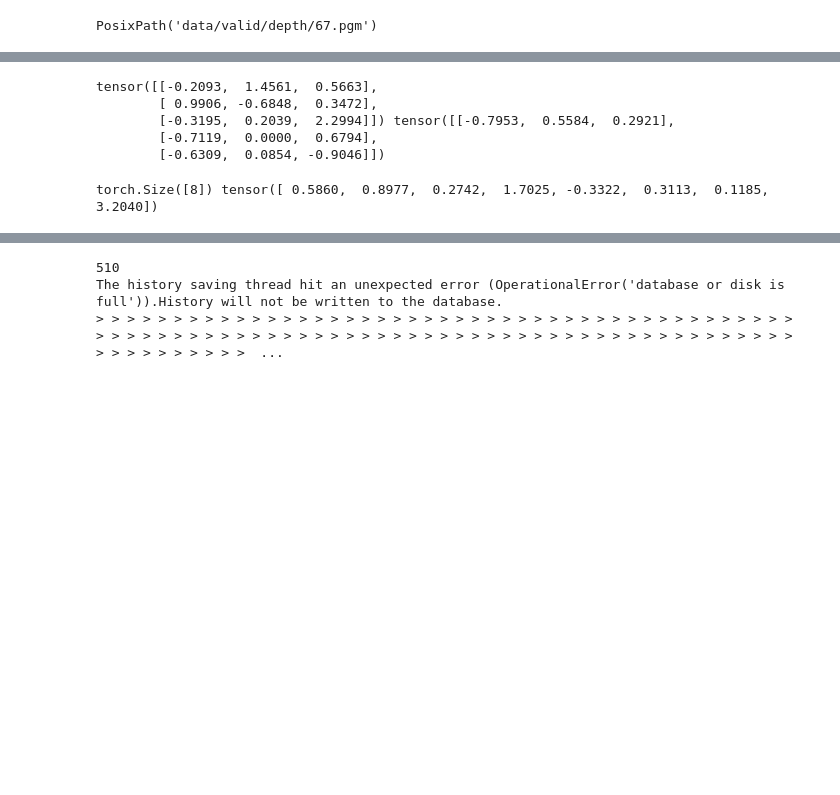
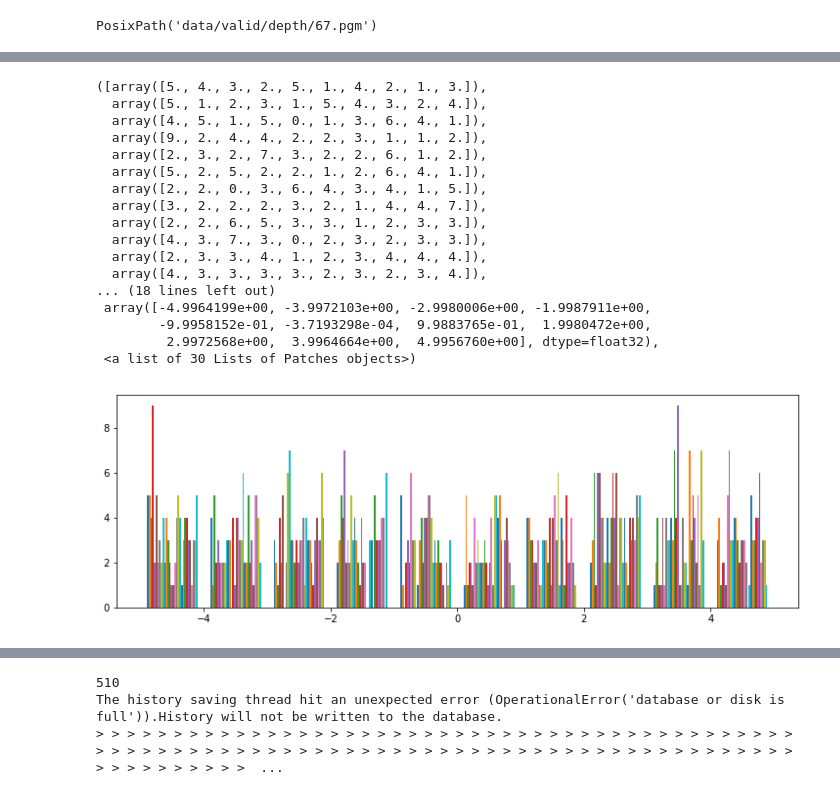
Before and after one commit to shuuchen/depth_eigen, a Jupyter notebook: data_prepare.ipynb, the cells around one changed output, grey strips where cells are left out. Cells and saved outputs as stored; diff of their text form; code cells hidden in the pictures; blank space fills up the shorter version.

```diff
--- a/data_prepare.ipynb
+++ b/data_prepare.ipynb
@@ -235,18 +267,27 @@ torch.Size([480, 640])
 # %%
-a = torch.randn((3, 3))
+a = torch.randn((30, 30))
 b = torch.randn((3, 3))
+a[1, 2] = 0
+a[1, 1] = 0
 b[1, 1] = 0
-print(a, b)
+a.uniform_(-5, 5)
+plt.hist(a)
 # %% [output]
-tensor([[-0.2093,  1.4561,  0.5663],
-        [ 0.9906, -0.6848,  0.3472],
-        [-0.3195,  0.2039,  2.2994]]) tensor([[-0.7953,  0.5584,  0.2921],
-        [-0.7119,  0.0000,  0.6794],
-        [-0.6309,  0.0854, -0.9046]])
+([array([5., 4., 3., 2., 5., 1., 4., 2., 1., 3.]),
+  array([5., 1., 2., 3., 1., 5., 4., 3., 2., 4.]),
+  array([4., 5., 1., 5., 0., 1., 3., 6., 4., 1.]),
+  array([9., 2., 4., 4., 2., 2., 3., 1., 1., 2.]),
+  array([2., 3., 2., 7., 3., 2., 2., 6., 1., 2.]),
+  array([5., 2., 5., 2., 2., 1., 2., 6., 4., 1.]),
+  array([2., 2., 0., 3., 6., 4., 3., 4., 1., 5.]),
+  array([3., 2., 2., 2., 3., 2., 1., 4., 4., 7.]),
+  array([2., 2., 6., 5., 3., 3., 1., 2., 3., 3.]),
+  array([4., 3., 7., 3., 0., 2., 3., 2., 3., 3.]),
+  array([2., 3., 3., 4., 1., 2., 3., 4., 4., 4.]),
+  array([4., 3., 3., 3., 3., 2., 3., 2., 3., 4.]),
+... (18 lines left out)
+ array([-4.9964199e+00, -3.9972103e+00, -2.9980006e+00, -1.9987911e+00,
+        -9.9958152e-01, -3.7193298e-04,  9.9883765e-01,  1.9980472e+00,
+         2.9972568e+00,  3.9964664e+00,  4.9956760e+00], dtype=float32),
+ <a list of 30 Lists of Patches objects>)
+[figure, added]
-# %%
-m = (b == 0)
-
-c = a[~m] - b[~m]
-print(c.size(), c)
-# %% [output]
-torch.Size([8]) tensor([ 0.5860,  0.8977,  0.2742,  1.7025, -0.3322,  0.3113,  0.1185,  3.2040])
```
Also changed, not shown: parts of 3 cells of this notebook, 1 other file.
